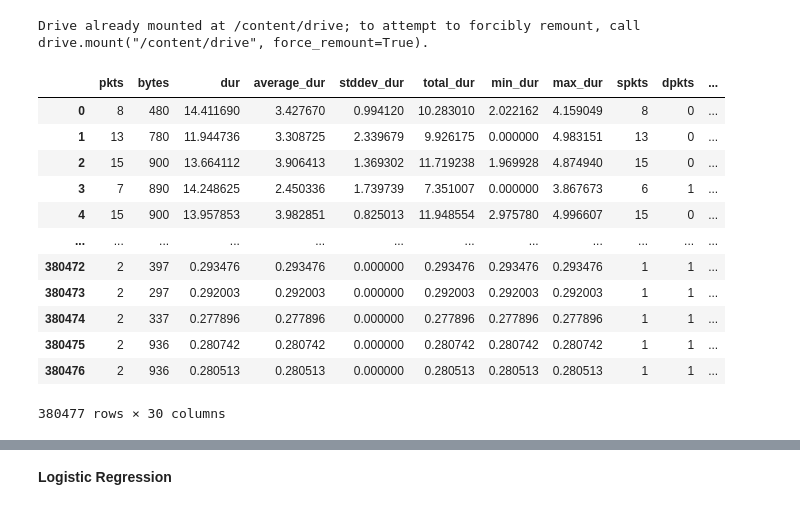
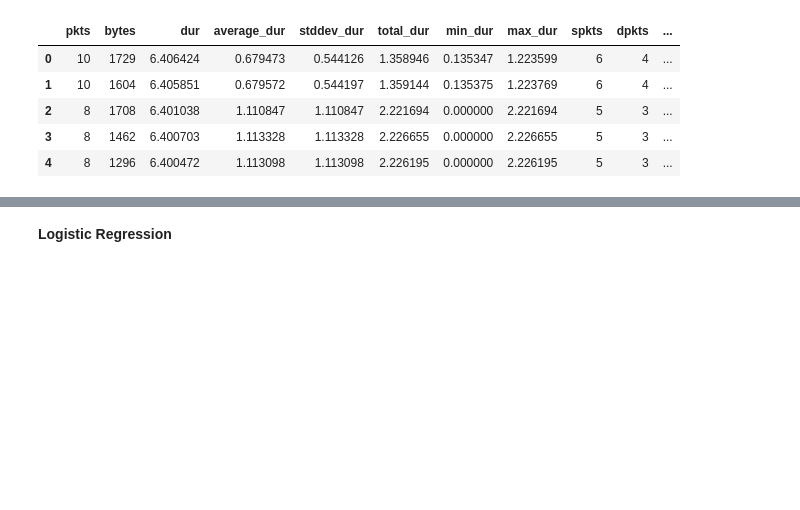
Before and after one commit to Siddharth1698/Analysis-of-DDoS-attack-from-Botnet-devices-using-Machine-Learning-Classifiers, a Jupyter notebook: MachineLearningCLassification.ipynb, the cells around one changed output, grey strips where cells are left out. Cells and saved outputs as stored; diff of their text form; code cells hidden in the pictures; blank space fills up the shorter version.

```diff
--- a/MachineLearningCLassification.ipynb
+++ b/MachineLearningCLassification.ipynb
@@ -51,9 +65,4 @@ df_train = pd.read_csv('/content/drive/My Drive/Major Project Works/dataset/ml_d
 # %%
 df = df_train.copy()
 df.drop(['Unnamed: 0'],inplace=True,axis=1)
-# %%
-from google.colab import drive
-drive.mount('/content/drive')
-# %% [output]
-Drive already mounted at /content/drive; to attempt to forcibly remount, call drive.mount("/content/drive", force_remount=True).
 # %%
@@ -65,21 +74,14 @@ df_attack = df_attack.sample(n=380000)
 # %%
-df = df_attack.append(df_normal, ignore_index=True, sort=False)
+#df = df_normal.append(df_attack, ignore_index=True, sort=False)
 # %%
-df
+df.head()
 # %% [output]
 |  | pkts | bytes | dur | average_dur | stddev_dur | total_dur | min_dur | max_dur | spkts | dpkts | ... |
-| 0 | 8 | 480 | 14.411690 | 3.427670 | 0.994120 | 10.283010 | 2.022162 | 4.159049 | 8 | 0 | ... |
-| 1 | 13 | 780 | 11.944736 | 3.308725 | 2.339679 | 9.926175 | 0.000000 | 4.983151 | 13 | 0 | ... |
-| 2 | 15 | 900 | 13.664112 | 3.906413 | 1.369302 | 11.719238 | 1.969928 | 4.874940 | 15 | 0 | ... |
-| 3 | 7 | 890 | 14.248625 | 2.450336 | 1.739739 | 7.351007 | 0.000000 | 3.867673 | 6 | 1 | ... |
-| 4 | 15 | 900 | 13.957853 | 3.982851 | 0.825013 | 11.948554 | 2.975780 | 4.996607 | 15 | 0 | ... |
-| ... | ... | ... | ... | ... | ... | ... | ... | ... | ... | ... | ... |
-| 380472 | 2 | 397 | 0.293476 | 0.293476 | 0.000000 | 0.293476 | 0.293476 | 0.293476 | 1 | 1 | ... |
-| 380473 | 2 | 297 | 0.292003 | 0.292003 | 0.000000 | 0.292003 | 0.292003 | 0.292003 | 1 | 1 | ... |
-| 380474 | 2 | 337 | 0.277896 | 0.277896 | 0.000000 | 0.277896 | 0.277896 | 0.277896 | 1 | 1 | ... |
-| 380475 | 2 | 936 | 0.280742 | 0.280742 | 0.000000 | 0.280742 | 0.280742 | 0.280742 | 1 | 1 | ... |
-| 380476 | 2 | 936 | 0.280513 | 0.280513 | 0.000000 | 0.280513 | 0.280513 | 0.280513 | 1 | 1 | ... |
+| 0 | 10 | 1729 | 6.406424 | 0.679473 | 0.544126 | 1.358946 | 0.135347 | 1.223599 | 6 | 4 | ... |
+| 1 | 10 | 1604 | 6.405851 | 0.679572 | 0.544197 | 1.359144 | 0.135375 | 1.223769 | 6 | 4 | ... |
+| 2 | 8 | 1708 | 6.401038 | 1.110847 | 1.110847 | 2.221694 | 0.000000 | 2.221694 | 5 | 3 | ... |
+| 3 | 8 | 1462 | 6.400703 | 1.113328 | 1.113328 | 2.226655 | 0.000000 | 2.226655 | 5 | 3 | ... |
+| 4 | 8 | 1296 | 6.400472 | 1.113098 | 1.113098 | 2.226195 | 0.000000 | 2.226195 | 5 | 3 | ... |
-380477 rows × 30 columns
 # %%
 pd.value_counts(df['attack']).plot.bar()
 plt.title('Attack histogram')
```
Also changed, not shown: parts of 39 cells of this notebook.
